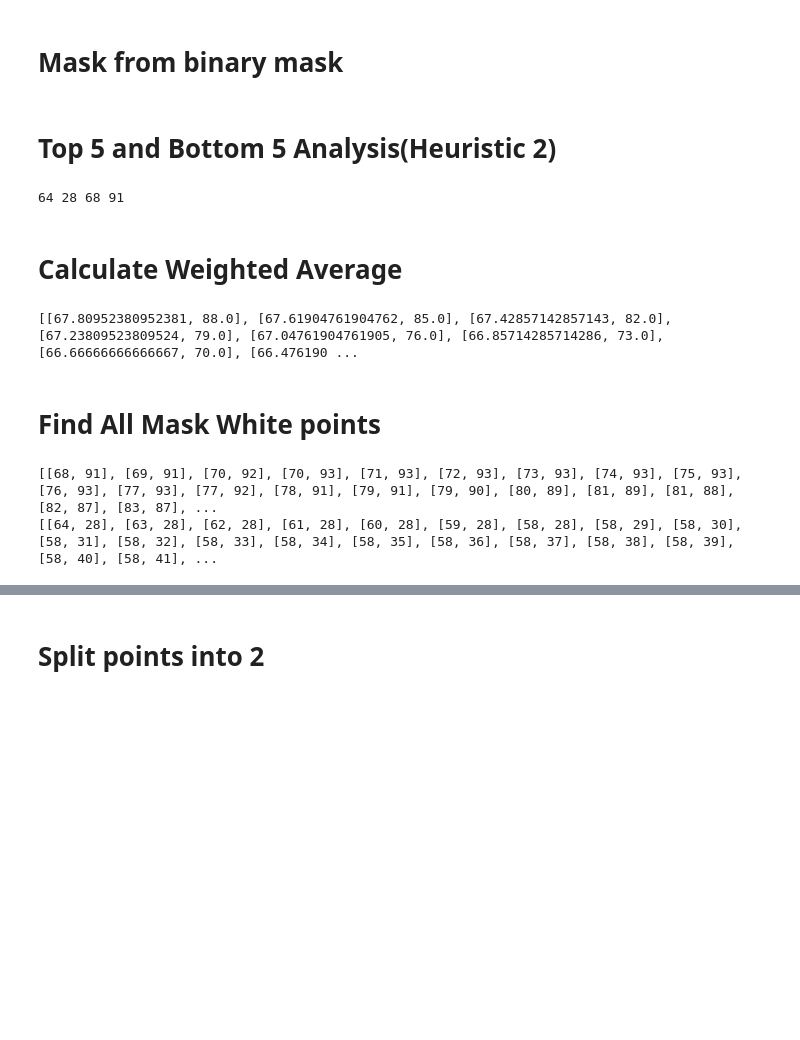
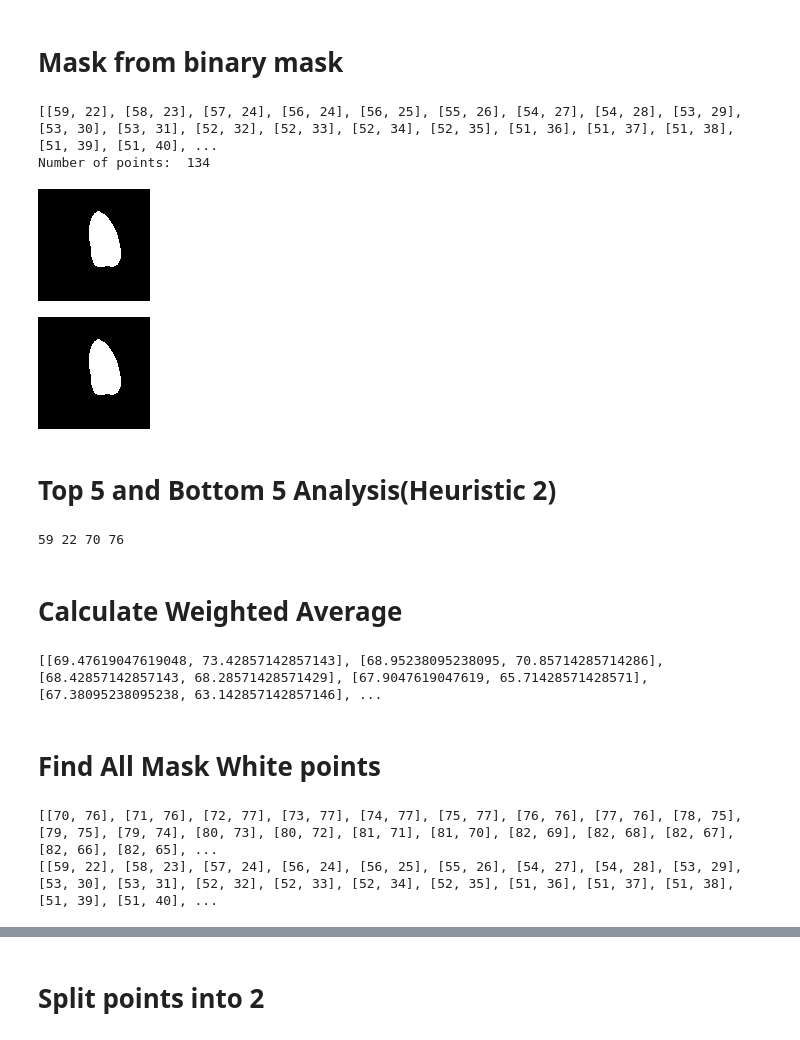
Before and after one commit to douyang/echonet-variance-in-function-analysis, a Jupyter notebook: Calculations_Analysis.ipynb, the cells around one changed output, grey strips where cells are left out. Drawn from its saved outputs; the diff is of its cells as text; code cells hidden in the pictures; blank space fills up the shorter version.

```diff
--- a/Calculations_Analysis.ipynb
+++ b/Calculations_Analysis.ipynb
@@ -8,7 +8,8 @@ import os
 import cv2
 import numpy as np
 # %%
-path = "/content/119563240_779088996173762_8588093001503046386_n.png"
+# path = "/content/119563240_779088996173762_8588093001503046386_n.png"
+path = "/content/amyloid.jpeg"
 # path = "/content/threshold.png"
 # %% [markdown]
 #Get all of the coordinates of the edge of the segmented mask(Red Version)
@@ -94,40 +95,45 @@ Number of points:  174
 # %% [markdown]
 # Mask from binary mask
 # %%
-# # read image
-# img = cv2.imread(path)
-# rgb = cv2.cvtColor(img, cv2.COLOR_BGR2RGB)
+# read image
+img = cv2.imread(path)
+rgb = cv2.cvtColor(img, cv2.COLOR_BGR2RGB)
 
-# # set lower and upper bounds on blue color
-# lower = (200,200,200)
-# upper = (255,255,255)
+# set lower and upper bounds on blue color
+lower = (200,200,200)
+upper = (255,255,255)
 
-# # threshold and invert so hexagon is white on black background
-# thresh = cv2.inRange(rgb, lower, upper)
+# threshold and invert so hexagon is white on black background
+thresh = cv2.inRange(rgb, lower, upper)
 
-# # get contours
-# result = np.zeros_like(thresh)
-# contours = cv2.findContours(thresh, cv2.RETR_EXTERNAL, cv2.CHAIN_APPROX_NONE)
-# contours = contours[0] if len(contours) == 2 else contours[1]
+# get contours
+result = np.zeros_like(thresh)
+contours = cv2.findContours(thresh, cv2.RETR_EXTERNAL, cv2.CHAIN_APPROX_NONE)
+contours = contours[0] if len(contours) == 2 else contours[1]
 
-# points = []
-# # list contour points
-# for pt in contours:
-#     for i in pt:
-#       for coord in i:
-#         points.append(coord.tolist())
-# print(points)
+points = []
+# list contour points
+for pt in contours:
+    for i in pt:
+      for coord in i:
+        points.append(coord.tolist())
+print(points)
 
-# print("Number of points: ", len(points))
-# # show thresh and contour
-# cv2_imshow(img)
-# cv2_imshow(thresh)
+print("Number of points: ", len(points))
+# show thresh and contour
+cv2_imshow(img)
+cv2_imshow(thresh)
 
-# # cv2_imshow(opening)
-# # cv2_imshow(closing)
+# cv2_imshow(opening)
+# cv2_imshow(closing)
 
-# cv2.waitKey(0)
-# cv2.destroyAllWindows()
+cv2.waitKey(0)
+cv2.destroyAllWindows()
+# %% [output]
+[[59, 22], [58, 23], [57, 24], [56, 24], [56, 25], [55, 26], [54, 27], [54, 28], [53, 29], [53, 30], [53, 31], [52, 32], [52, 33], [52, 34], [52, 35], [51, 36], [51, 37], [51, 38], [51, 39], [51, 40], ...
+Number of points:  134
+[figure, added]
+[figure, added]
 # %%
 pointGroups = []
 index = 0
@@ -248,7 +254,7 @@ if (x1 + y1) > (x2 + y2):
 
 print(x1, y1, x2, y2)
 # %% [output]
-64 28 68 91
+59 22 70 76
 # %% [markdown]
 # Calculate Weighted Average
 # %%
@@ -265,7 +271,7 @@ for n in range(1, 21, 1):
 
 print(weighted_avg)
 # %% [output]
-[[67.80952380952381, 88.0], [67.61904761904762, 85.0], [67.42857142857143, 82.0], [67.23809523809524, 79.0], [67.04761904761905, 76.0], [66.85714285714286, 73.0], [66.66666666666667, 70.0], [66.476190 ...
+[[69.47619047619048, 73.42857142857143], [68.95238095238095, 70.85714285714286], [68.42857142857143, 68.28571428571429], [67.9047619047619, 65.71428571428571], [67.38095238095238, 63.142857142857146], ...
 # %% [markdown]
 # Find All Mask White points
 # %%
@@ -284,8 +290,8 @@ if (higherIntercept[0][0] + higherIntercept[0][1]) > (lowerIntercept[0][0] + low
 print(lowerIntercept)
 print(higherIntercept)
 # %% [output]
-[[68, 91], [69, 91], [70, 92], [70, 93], [71, 93], [72, 93], [73, 93], [74, 93], [75, 93], [76, 93], [77, 93], [77, 92], [78, 91], [79, 91], [79, 90], [80, 89], [81, 89], [81, 88], [82, 87], [83, 87], ...
-[[64, 28], [63, 28], [62, 28], [61, 28], [60, 28], [59, 28], [58, 28], [58, 29], [58, 30], [58, 31], [58, 32], [58, 33], [58, 34], [58, 35], [58, 36], [58, 37], [58, 38], [58, 39], [58, 40], [58, 41], ...
+[[70, 76], [71, 76], [72, 77], [73, 77], [74, 77], [75, 77], [76, 76], [77, 76], [78, 75], [79, 75], [79, 74], [80, 73], [80, 72], [81, 71], [81, 70], [82, 69], [82, 68], [82, 67], [82, 66], [82, 65], ...
+[[59, 22], [58, 23], [57, 24], [56, 24], [56, 25], [55, 26], [54, 27], [54, 28], [53, 29], [53, 30], [53, 31], [52, 32], [52, 33], [52, 34], [52, 35], [51, 36], [51, 37], [51, 38], [51, 39], [51, 40], ...
 # %%
 def findCorrespondingMaskPoints(weighted_avg, lowerIntercept, higherIntercept, x1, y1, x2, y2, slope, i):
   # Calculate perpendicular slope
```
Also changed, not shown: parts of 11 cells of this notebook.
